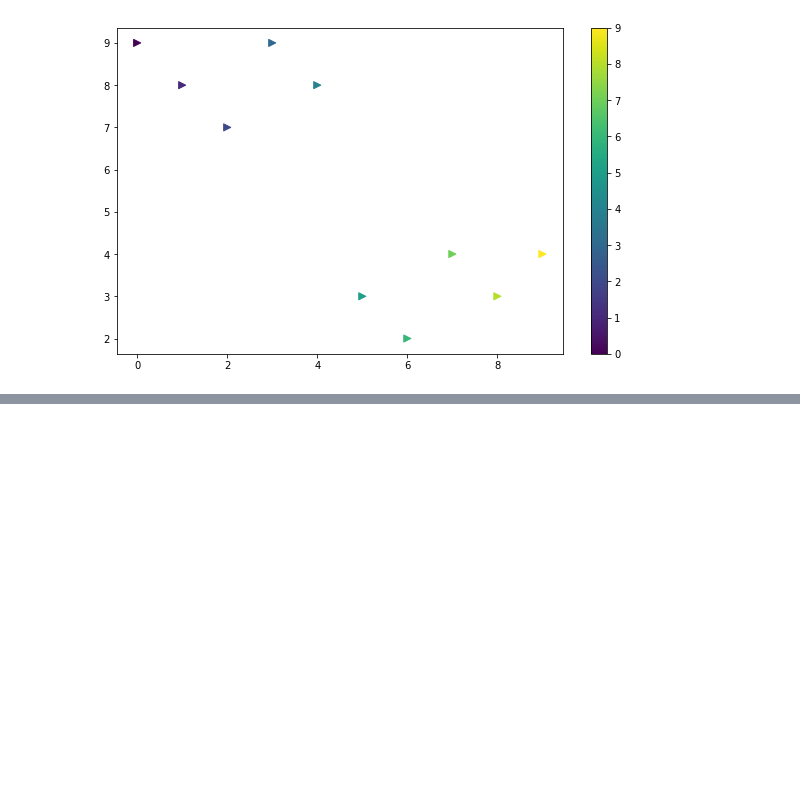
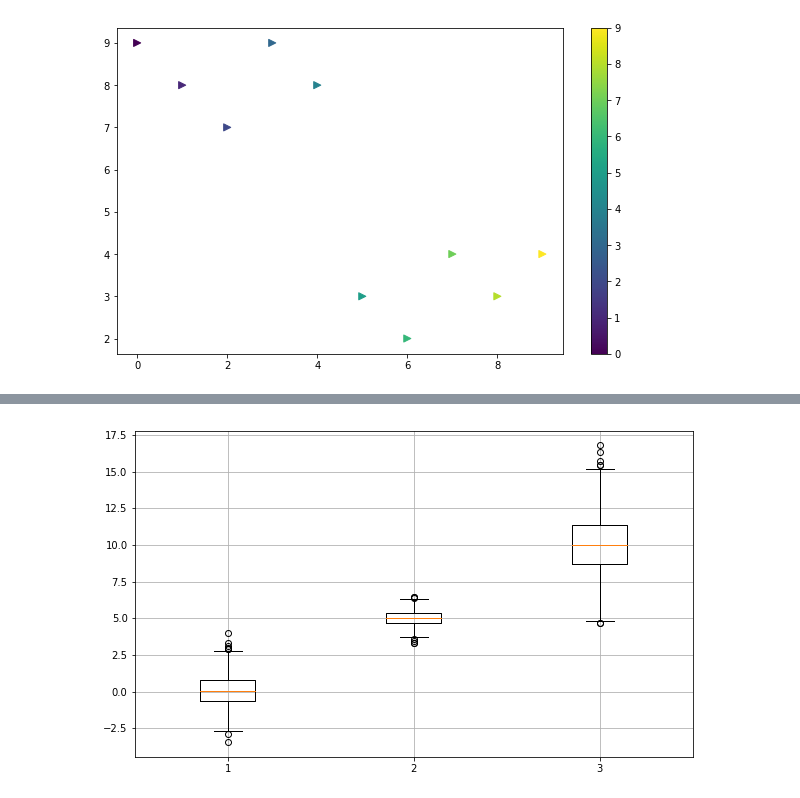
Before and after one commit to alstn2468/python-data-science, a Jupyter notebook: source_code/Chapter_1_Seoul_CCTV_Data.ipynb, the cells around one changed output, grey strips where cells are left out. Drawn from its saved outputs; the diff is of its cells as text; code cells hidden in the pictures; blank space fills up the shorter version.

```diff
--- a/source_code/Chapter_1_Seoul_CCTV_Data.ipynb
+++ b/source_code/Chapter_1_Seoul_CCTV_Data.ipynb
@@ -884,0 +883,7 @@ plt.show()
+# %%
+plt.figure(figsize = (10,6))
+plt.boxplot((s1, s2, s3))
+plt.grid()
+plt.show()
+# %% [output]
+[figure, added]
```
Also changed, not shown: parts of 33 cells of this notebook.
